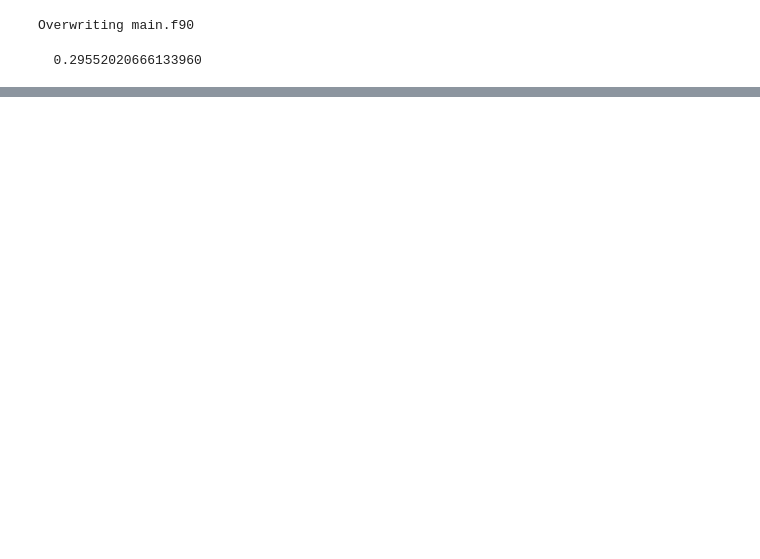
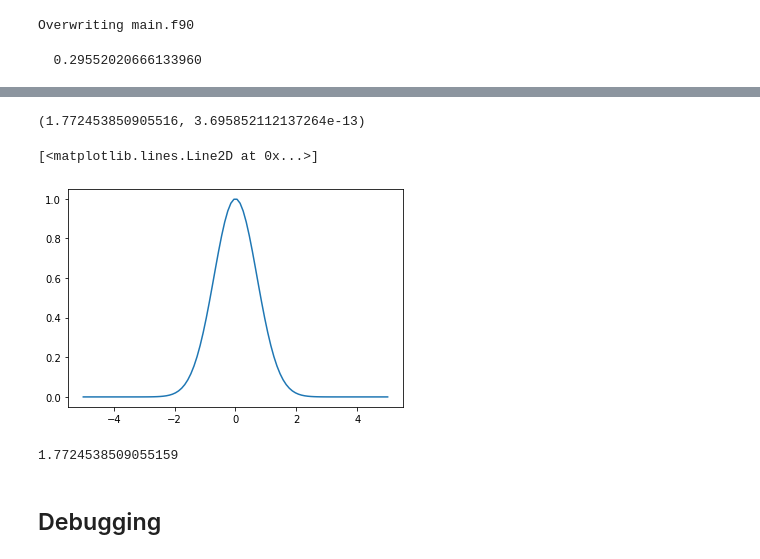
Before and after one commit to bb3110/comppy20, a Jupyter notebook: demo notebook.ipynb, the cells around one changed output, grey strips where cells are left out. Cells and saved outputs as stored; diff of their text form; code cells hidden in the pictures; blank space fills up the shorter version.

```diff
--- a/demo notebook.ipynb
+++ b/demo notebook.ipynb
@@ -1767,0 +2225,18 @@ Removing build directory /tmp/tmp18rk8n4m
+# %%
+def e2(x):
+    return numpy.exp(-x**2)
+scipy.integrate.quad(e2, -10, 10)
+# %% [output]
+(1.772453850905516, 3.695852112137264e-13)
+# %%
+x = numpy.linspace(-5, 5, 100)
+plt.plot(x, e2(x))
+# %% [output]
+[<matplotlib.lines.Line2D at 0x...>]
+[figure, added]
+# %%
+math.sqrt(math.pi)
+# %% [output]
+1.7724538509055159
+# %% [markdown]
+## Debugging
```
Also changed, not shown: parts of 169 cells of this notebook.
